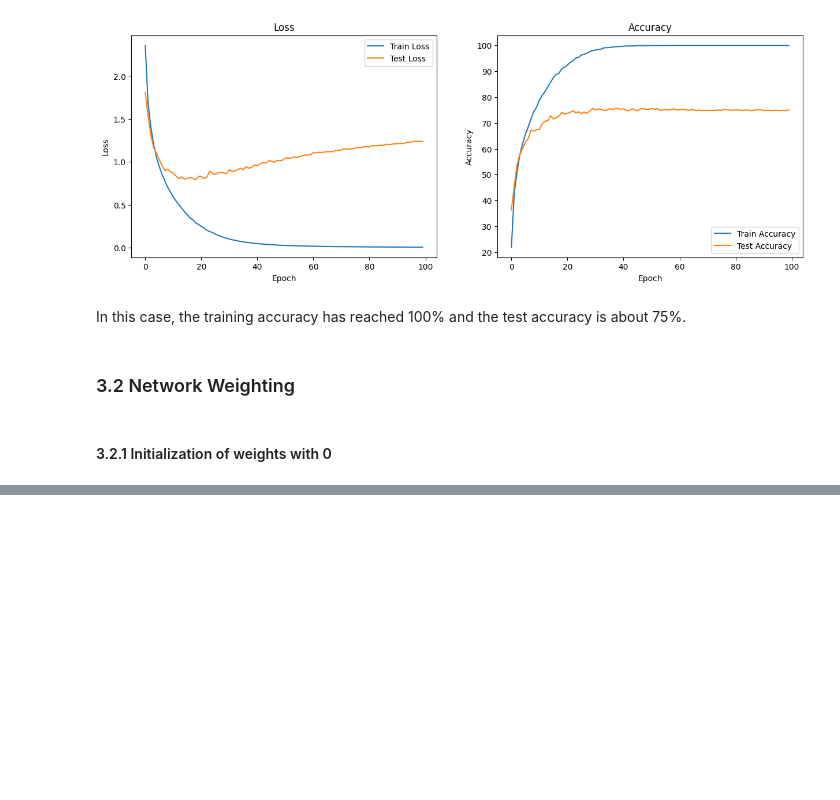
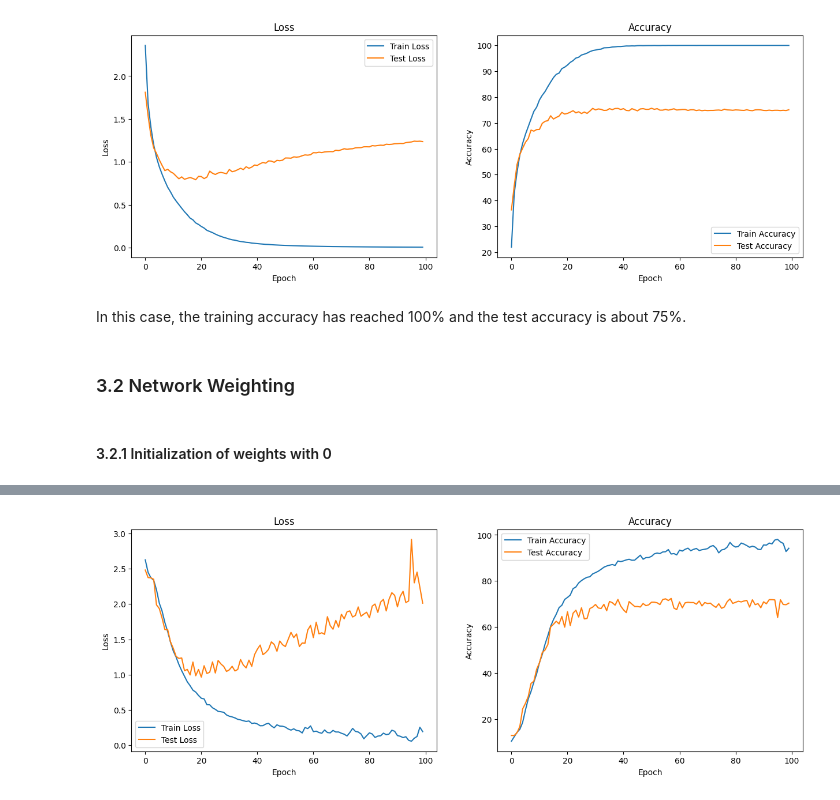
Before and after one commit to PashaBarahimi/Artificial-Intelligence-Projects, a Jupyter notebook: CA6 - Neural Networks/AI-CA6-810199385.ipynb, the cells around one changed output, grey strips where cells are left out. Cells and saved outputs as stored; diff of their text form; code cells hidden in the pictures; blank space fills up the shorter version.

```diff
--- a/CA6 - Neural Networks/AI-CA6-810199385.ipynb
+++ b/CA6 - Neural Networks/AI-CA6-810199385.ipynb
@@ -760,0 +880,11 @@ In this case, the training accuracy has reached 100% and the test accuracy is ab
+# %%
+LEARNING_RATE: float = 0.006
+# %%
+network = FeedForwardNN(INPUT_SIZE)
+network.add_layer(35, activation=ReLU())
+network.add_layer(35, activation=ReLU())
+network.add_layer(35, activation=ReLU())
+network.add_layer(16, activation=Identical())
+network.set_training_params(learning_rate=LEARNING_RATE)
+
+log = network.fit(EPOCHS, TRAIN_LOADER, TEST_LOADER)
@@ -760,0 +909,4 @@ In this case, the training accuracy has reached 100% and the test accuracy is ab
+# %%
+plot_results(log)
+# %% [output]
+[figure, added]
```
Also changed, not shown: parts of 33 cells of this notebook.
